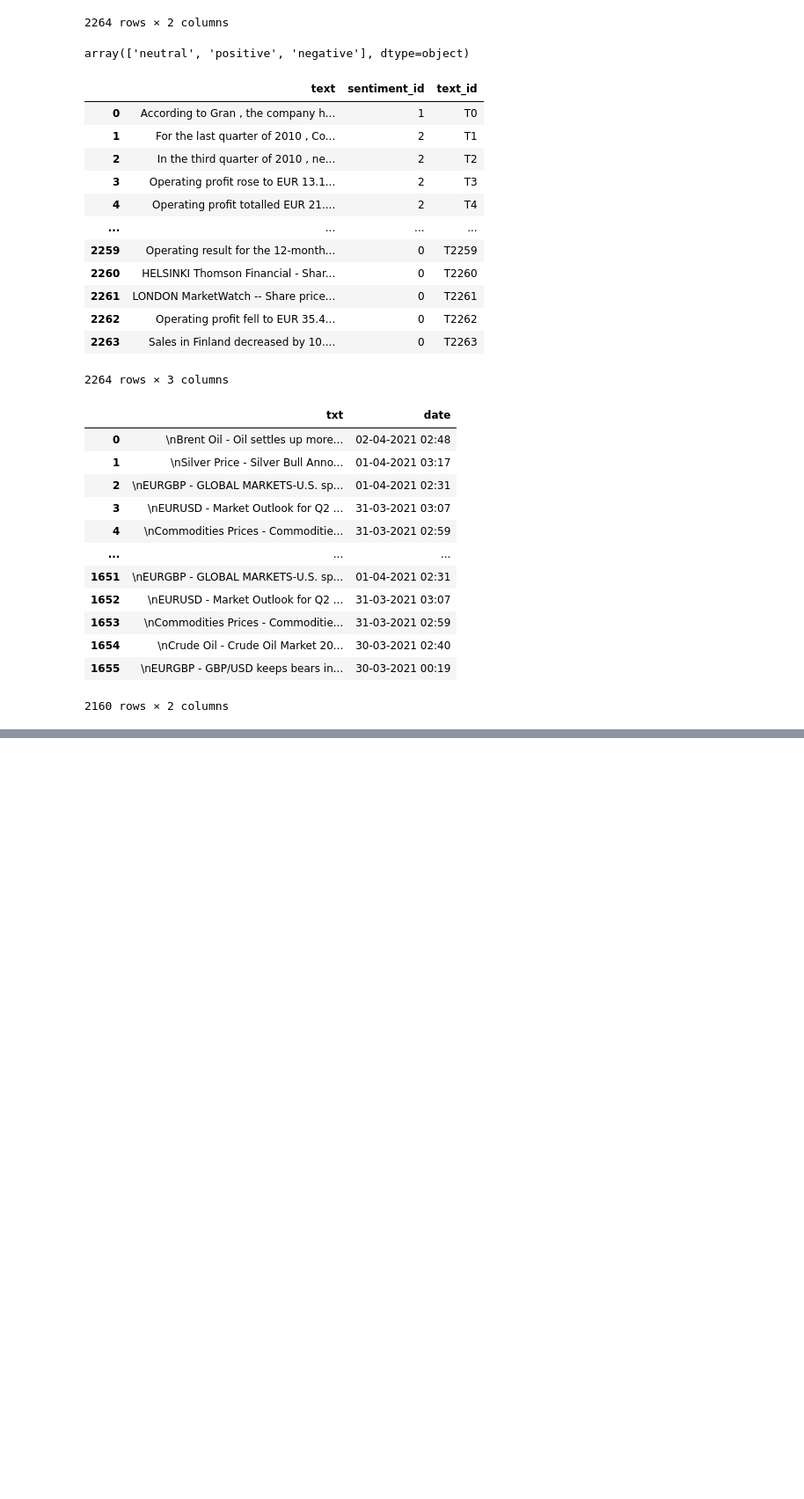
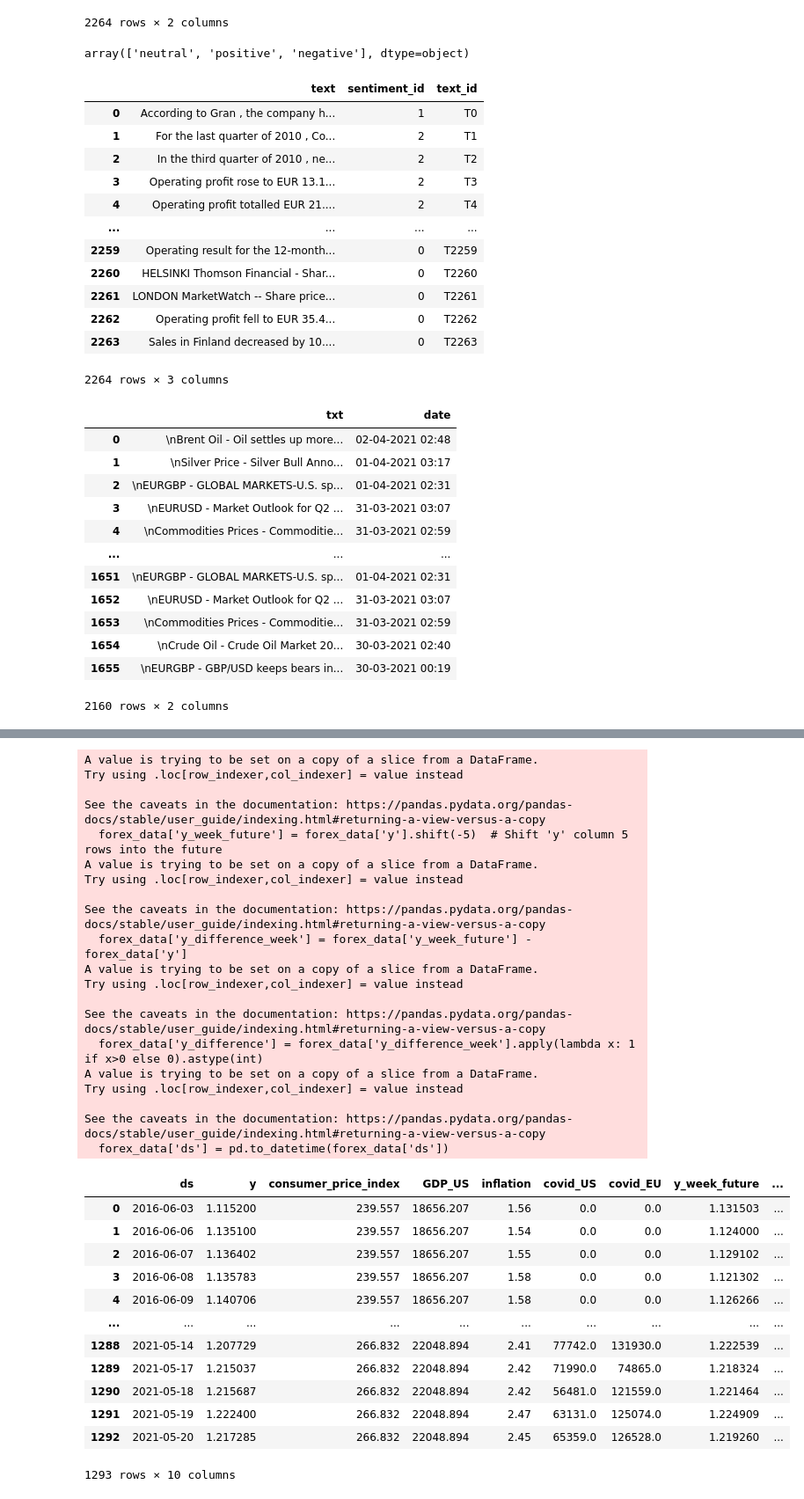
Before and after one commit to julwdo/ammagamma-lab, a Jupyter notebook: part-2/TEXT_CLASSIFICATION_task.ipynb, the cells around one changed output, grey strips where cells are left out. Shown at 88% size. Saved outputs shown, nothing was run; the diff lists cells and outputs as text; code cells hidden in the pictures; blank space fills up the shorter version.

```diff
--- a/part-2/TEXT_CLASSIFICATION_task.ipynb
+++ b/part-2/TEXT_CLASSIFICATION_task.ipynb
@@ -389,3 +373,10 @@ new_data_1
 219 rows × 2 columns
 # %%
 new_data_1.to_csv('D:/Studies/Materials/Second-cycle/I year/III trimester/Ammagamma-Lab/ammagamma-lab/part-2/new_data.csv', index=False)
+# %%
+# Load the forex data
+import pandas as pd
+
+forex_data = pd.read_csv('D:/Studies/Materials/Second-cycle/I year/III trimester/Ammagamma-Lab/ammagamma-lab/part-2/forex_data.csv')
+forex_data = forex_data.iloc[:, 1:]
+forex_data
@@ -391,0 +416,43 @@ new_data_1.to_csv('D:/Studies/Materials/Second-cycle/I year/III trimester/Ammaga
+# %%
+# Calculate the difference of y
+forex_data['y_week_future'] = forex_data['y'].shift(-5)  # Shift 'y' column 5 rows into the future
+forex_data['y_difference_week'] = forex_data['y_week_future'] - forex_data['y']
+forex_data = forex_data.dropna()
+forex_data['y_difference'] = forex_data['y_difference_week'].apply(lambda x: 1 if x>0 else 0).astype(int)
+
+forex_data['ds'] = pd.to_datetime(forex_data['ds'])
+forex_data
+# %% [output]
+A value is trying to be set on a copy of a slice from a DataFrame.
+Try using .loc[row_indexer,col_indexer] = value instead
+
+See the caveats in the documentation: https://pandas.pydata.org/pandas-docs/stable/user_guide/indexing.html#returning-a-view-versus-a-copy
+  forex_data['y_week_future'] = forex_data['y'].shift(-5)  # Shift 'y' column 5 rows into the future
+A value is trying to be set on a copy of a slice from a DataFrame.
+Try using .loc[row_indexer,col_indexer] = value instead
+
+See the caveats in the documentation: https://pandas.pydata.org/pandas-docs/stable/user_guide/indexing.html#returning-a-view-versus-a-copy
+  forex_data['y_difference_week'] = forex_data['y_week_future'] - forex_data['y']
+A value is trying to be set on a copy of a slice from a DataFrame.
+Try using .loc[row_indexer,col_indexer] = value instead
+
+See the caveats in the documentation: https://pandas.pydata.org/pandas-docs/stable/user_guide/indexing.html#returning-a-view-versus-a-copy
+  forex_data['y_difference'] = forex_data['y_difference_week'].apply(lambda x: 1 if x>0 else 0).astype(int)
+A value is trying to be set on a copy of a slice from a DataFrame.
+Try using .loc[row_indexer,col_indexer] = value instead
+
+See the caveats in the documentation: https://pandas.pydata.org/pandas-docs/stable/user_guide/indexing.html#returning-a-view-versus-a-copy
+  forex_data['ds'] = pd.to_datetime(forex_data['ds'])
+|  | ds | y | consumer_price_index | GDP_US | inflation | covid_US | covid_EU | y_week_future | ... |
+| 0 | 2016-06-03 | 1.115200 | 239.557 | 18656.207 | 1.56 | 0.0 | 0.0 | 1.131503 | ... |
+| 1 | 2016-06-06 | 1.135100 | 239.557 | 18656.207 | 1.54 | 0.0 | 0.0 | 1.124000 | ... |
+| 2 | 2016-06-07 | 1.136402 | 239.557 | 18656.207 | 1.55 | 0.0 | 0.0 | 1.129102 | ... |
+| 3 | 2016-06-08 | 1.135783 | 239.557 | 18656.207 | 1.58 | 0.0 | 0.0 | 1.121302 | ... |
+| 4 | 2016-06-09 | 1.140706 | 239.557 | 18656.207 | 1.58 | 0.0 | 0.0 | 1.126266 | ... |
+| ... | ... | ... | ... | ... | ... | ... | ... | ... | ... |
+| 1288 | 2021-05-14 | 1.207729 | 266.832 | 22048.894 | 2.41 | 77742.0 | 131930.0 | 1.222539 | ... |
+| 1289 | 2021-05-17 | 1.215037 | 266.832 | 22048.894 | 2.42 | 71990.0 | 74865.0 | 1.218324 | ... |
+| 1290 | 2021-05-18 | 1.215687 | 266.832 | 22048.894 | 2.42 | 56481.0 | 121559.0 | 1.221464 | ... |
+| 1291 | 2021-05-19 | 1.222400 | 266.832 | 22048.894 | 2.47 | 63131.0 | 125074.0 | 1.224909 | ... |
+| 1292 | 2021-05-20 | 1.217285 | 266.832 | 22048.894 | 2.45 | 65359.0 | 126528.0 | 1.219260 | ... |
+1293 rows × 10 columns
```
Also changed, not shown: parts of 10 cells of this notebook, 8 other files.
